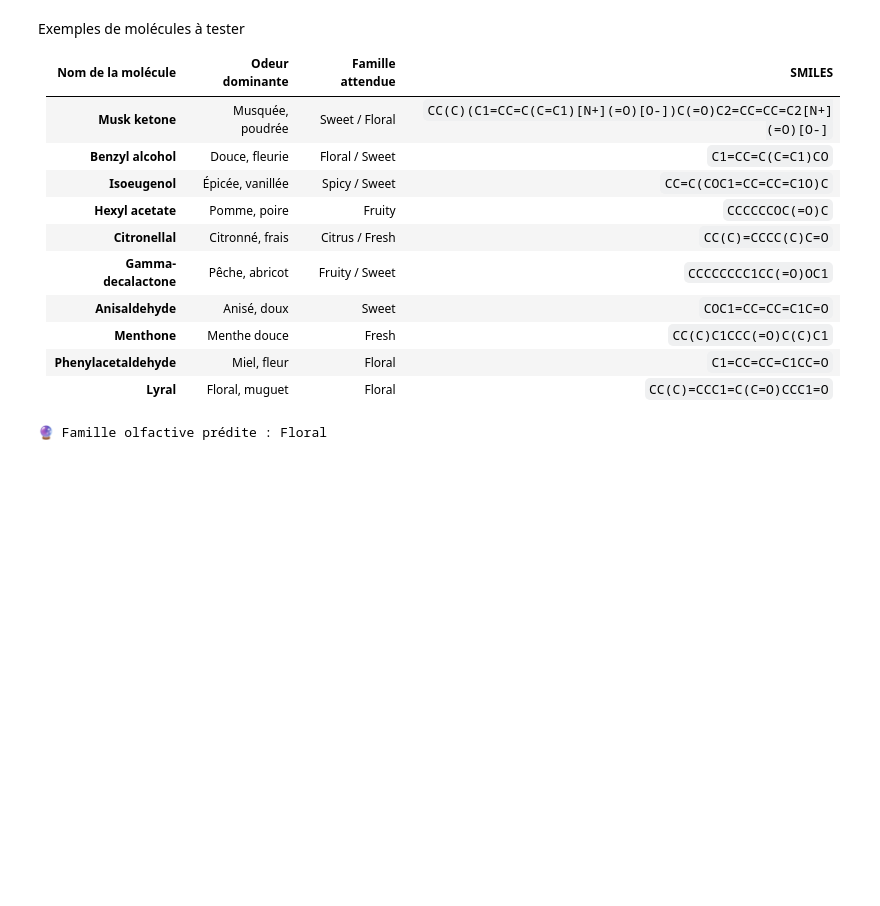
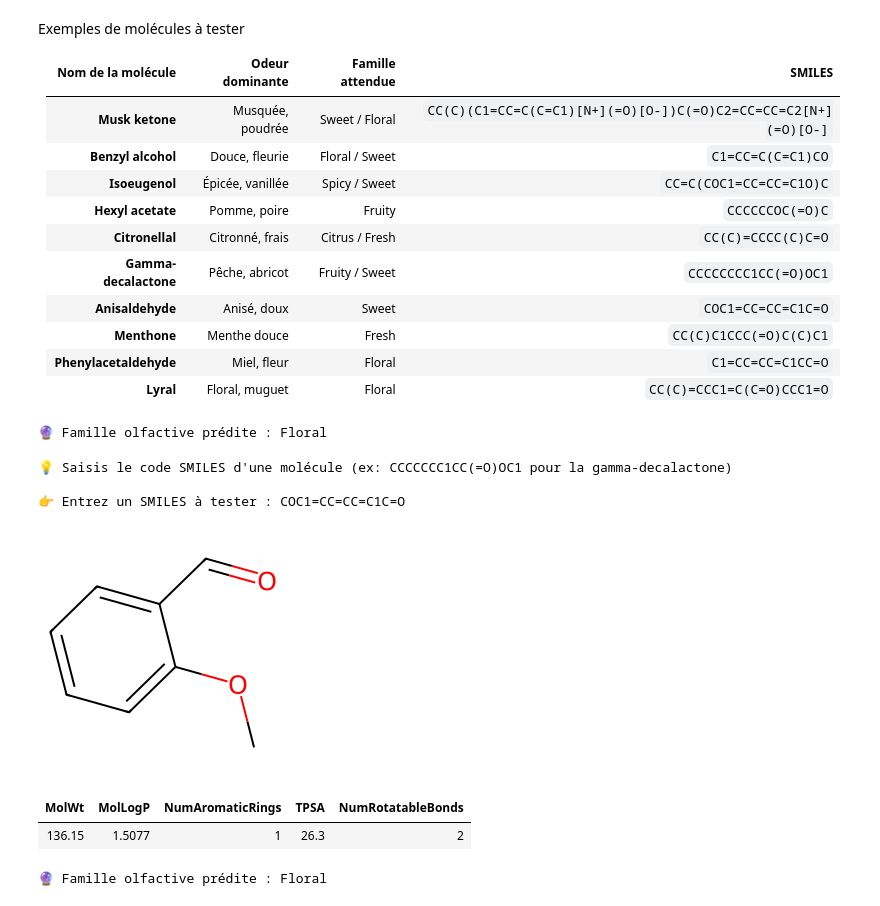
Before and after one commit to Didier06/IA_licence_pro_chimie, a Jupyter notebook: random_forest_aromes_1.ipynb, the cells around one changed output. Drawn from its saved outputs; the diff is of its cells as text; code cells hidden in the pictures; blank space fills up the shorter version.

```diff
--- a/random_forest_aromes_1.ipynb
+++ b/random_forest_aromes_1.ipynb
@@ -183,3 +183,40 @@ prediction = model.predict(X_new)[0]
 print(f"🔮 Famille olfactive prédite : {prediction}")
 # %% [output]
 🔮 Famille olfactive prédite : Floral
+# %%
+# 🌿 Test interactif : prédire la famille olfactive d'une molécule saisie par l'utilisateur
+
+from IPython.display import display, HTML
+
+print("💡 Saisis le code SMILES d'une molécule (ex: CCCCCCC1CC(=O)OC1 pour la gamma-decalactone)\n")
+smiles_input = input("👉 Entrez un SMILES à tester : ").strip()
+
+try:
+    mol = Chem.MolFromSmiles(smiles_input)
+    if mol is None:
+        print("⚠️ SMILES invalide ! Vérifiez la syntaxe (copiez depuis PubChem par exemple).")
+    else:
+        # Affichage de la molécule
+        display(Draw.MolToImage(mol, size=(250,250)))
+
+        # Calcul descripteurs
+        desc_test = compute_descriptors(smiles_input)
+        X_new = pd.DataFrame([desc_test])
+
+        # Affichage des descripteurs calculés
+        display(HTML(X_new.to_html(index=False)))
+
+        # Prédiction IA
+        prediction = model.predict(X_new)[0]
+        print(f"🔮 Famille olfactive prédite : {prediction}")
+
+except Exception as e:
+    print("🚫 Erreur lors du traitement :", e)
+# %% [output]
+💡 Saisis le code SMILES d'une molécule (ex: CCCCCCC1CC(=O)OC1 pour la gamma-decalactone)
+
+👉 Entrez un SMILES à tester : COC1=CC=CC=C1C=O
+[figure, added]
+| MolWt | MolLogP | NumAromaticRings | TPSA | NumRotatableBonds |
+| 136.15 | 1.5077 | 1 | 26.3 | 2 |
+🔮 Famille olfactive prédite : Floral
```
